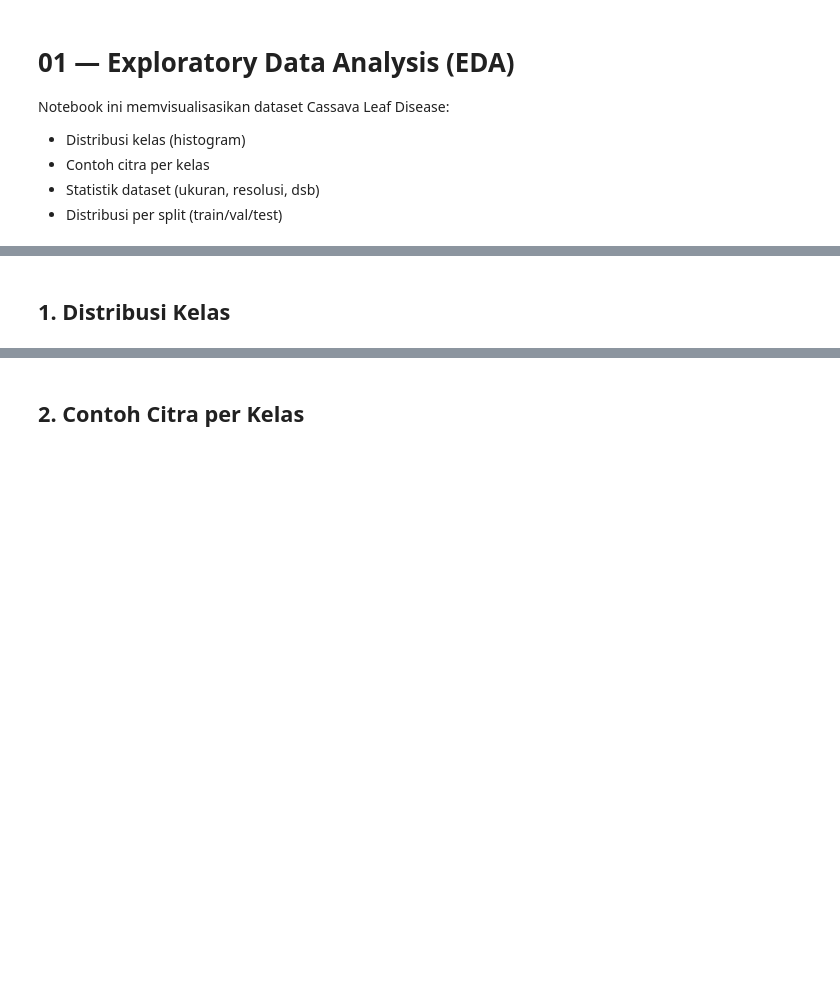
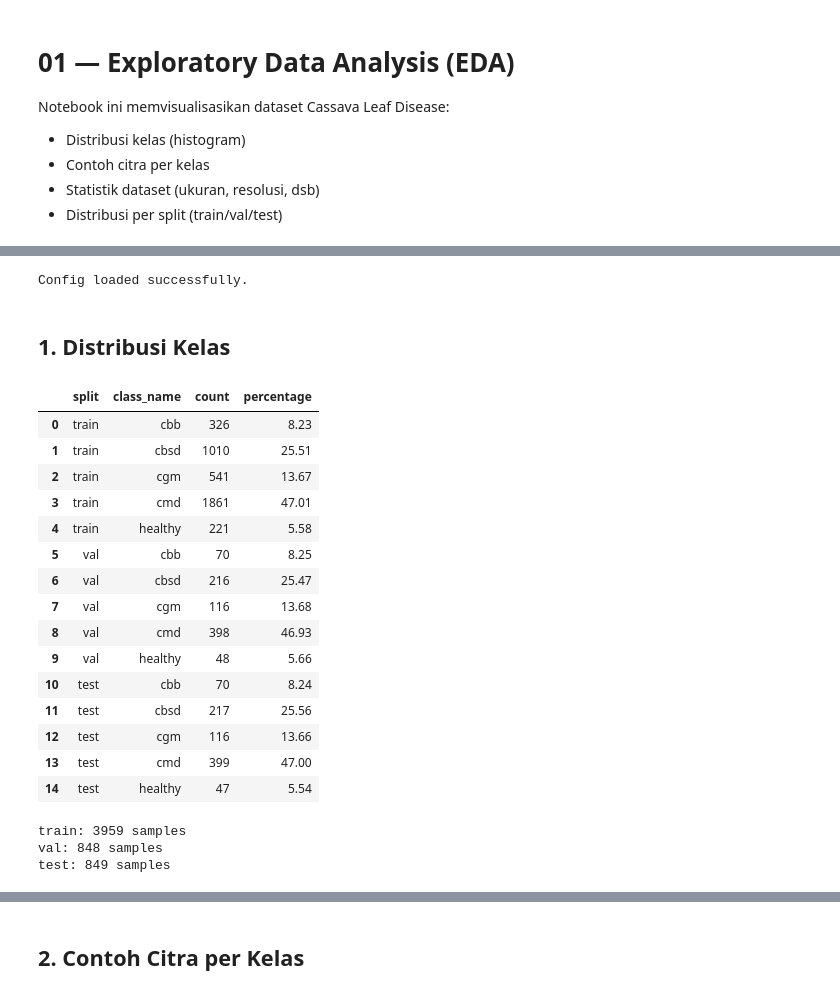
Before and after one commit to ahmdzaidan/cassava-lora, a Jupyter notebook: notebooks/01_eda.ipynb, the cells around one changed output, grey strips where cells are left out. Drawn from its saved outputs; the diff is of its cells as text; code cells hidden in the pictures; blank space fills up the shorter version.

```diff
--- a/notebooks/01_eda.ipynb
+++ b/notebooks/01_eda.ipynb
@@ -24,27 +52,49 @@ plt.style.use('seaborn-v0_8-whitegrid')
 sns.set_palette('husl')
 
 # Load config
-config = load_config('../configs/data.yaml')
+config = load_config('./configs/data.yaml')
 print('Config loaded successfully.')
+# %% [output]
+Config loaded successfully.
 # %% [markdown]
 ## 1. Distribusi Kelas
 # %%
 # Load class distribution
-dist_path = '../reports/tables/class_distribution.csv'
+dist_path = './reports/tables/class_distribution.csv'
 if Path(dist_path).exists():
     dist_df = pd.read_csv(dist_path)
     display(dist_df)
 else:
     print('Run preprocessing first: python -m src.data.preprocessing --config configs/data.yaml')
 
 # Load splits
-splits_dir = Path('../data/splits')
+splits_dir = Path('./data/splits')
 splits = {}
 for split_name in ['train', 'val', 'test']:
     csv_path = splits_dir / f'{split_name}.csv'
     if csv_path.exists():
         splits[split_name] = pd.read_csv(csv_path)
         print(f'{split_name}: {len(splits[split_name])} samples')
+# %% [output]
+|  | split | class_name | count | percentage |
+| 0 | train | cbb | 326 | 8.23 |
+| 1 | train | cbsd | 1010 | 25.51 |
+| 2 | train | cgm | 541 | 13.67 |
+| 3 | train | cmd | 1861 | 47.01 |
+| 4 | train | healthy | 221 | 5.58 |
+| 5 | val | cbb | 70 | 8.25 |
+| 6 | val | cbsd | 216 | 25.47 |
+| 7 | val | cgm | 116 | 13.68 |
+| 8 | val | cmd | 398 | 46.93 |
+| 9 | val | healthy | 48 | 5.66 |
+| 10 | test | cbb | 70 | 8.24 |
+| 11 | test | cbsd | 217 | 25.56 |
+| 12 | test | cgm | 116 | 13.66 |
+| 13 | test | cmd | 399 | 47.00 |
+| 14 | test | healthy | 47 | 5.54 |
+train: 3959 samples
+val: 848 samples
+test: 849 samples
 # %%
 # Plot distribusi kelas per split
 if dist_df is not None:
```
Also changed, not shown: parts of 6 cells of this notebook, 2 other files.
